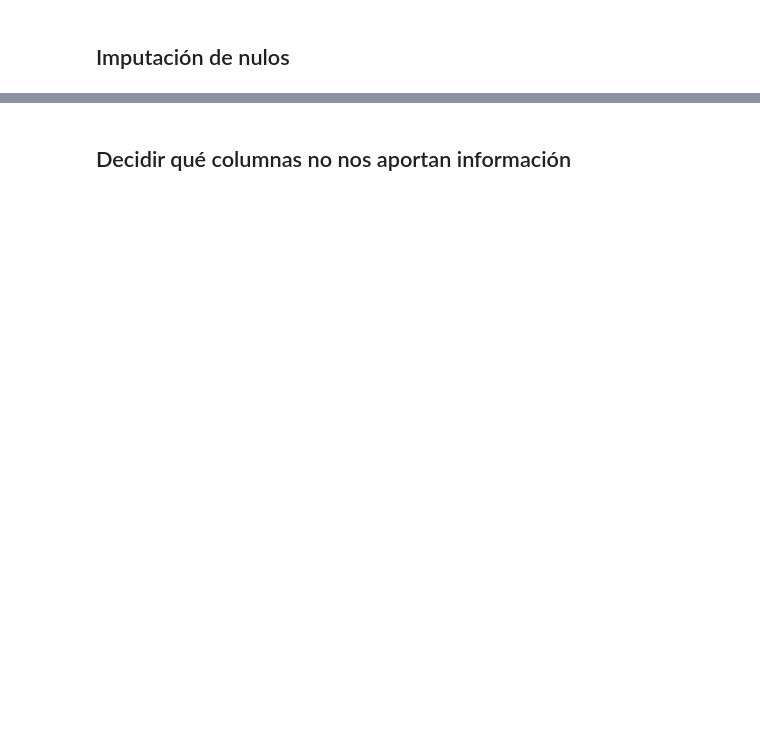
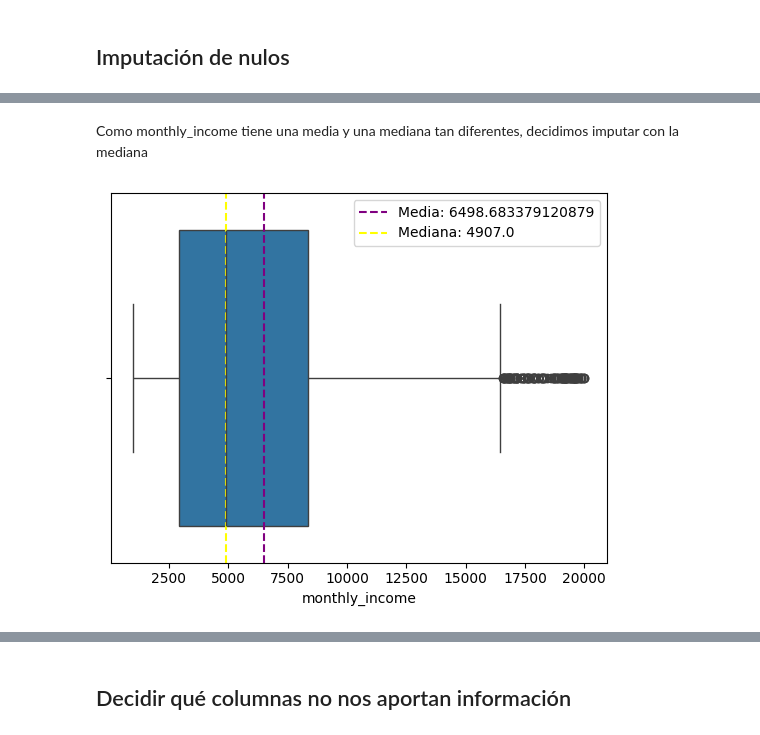
Before and after one commit to eva5ferrer/project-da-promo-63-modulo-3-team-1, a Jupyter notebook: fase1-2-EDA-transformacion.ipynb, the cells around one changed output, grey strips where cells are left out. Cells and saved outputs as stored; diff of their text form; code cells hidden in the pictures; blank space fills up the shorter version.

```diff
--- a/fase1-2-EDA-transformacion.ipynb
+++ b/fase1-2-EDA-transformacion.ipynb
@@ -303,0 +549,10 @@ See https://pandas.pydata.org/docs/user_guide/migration-3-strings.html#string-mi
+# %%
+# Simple Imputer para years_with_current_manager
+
+objeto_imputacion_simple = SimpleImputer(strategy="median")
+
+date_imputado = objeto_imputacion_simple.fit_transform(df_hr[['years_with_curr_manager']])
+
+df_hr["years_with_curr_manager"] = date_imputado
+
+df_hr["years_with_curr_manager"].isnull().sum()
@@ -303,0 +589,14 @@ See https://pandas.pydata.org/docs/user_guide/migration-3-strings.html#string-mi
+# %% [markdown]
+Como monthly_income tiene una media y una mediana tan diferentes, decidimos imputar con la mediana
+# %%
+media_ingreso = df_hr["monthly_income"].mean()
+mediana_ingreso = df_hr["monthly_income"].median()
+# %%
+sns.boxplot(data=df_hr, x="monthly_income")
+
+plt.axvline(media_ingreso, color = 'purple', linestyle = "--", label = f"Media: {media_ingreso}")
+plt.axvline(mediana_ingreso, color = 'yellow', linestyle = "--", label = f"Mediana: {mediana_ingreso}")
+
+plt.legend();
+# %% [output]
+[figure, added]
```
Also changed, not shown: parts of 61 cells of this notebook.
